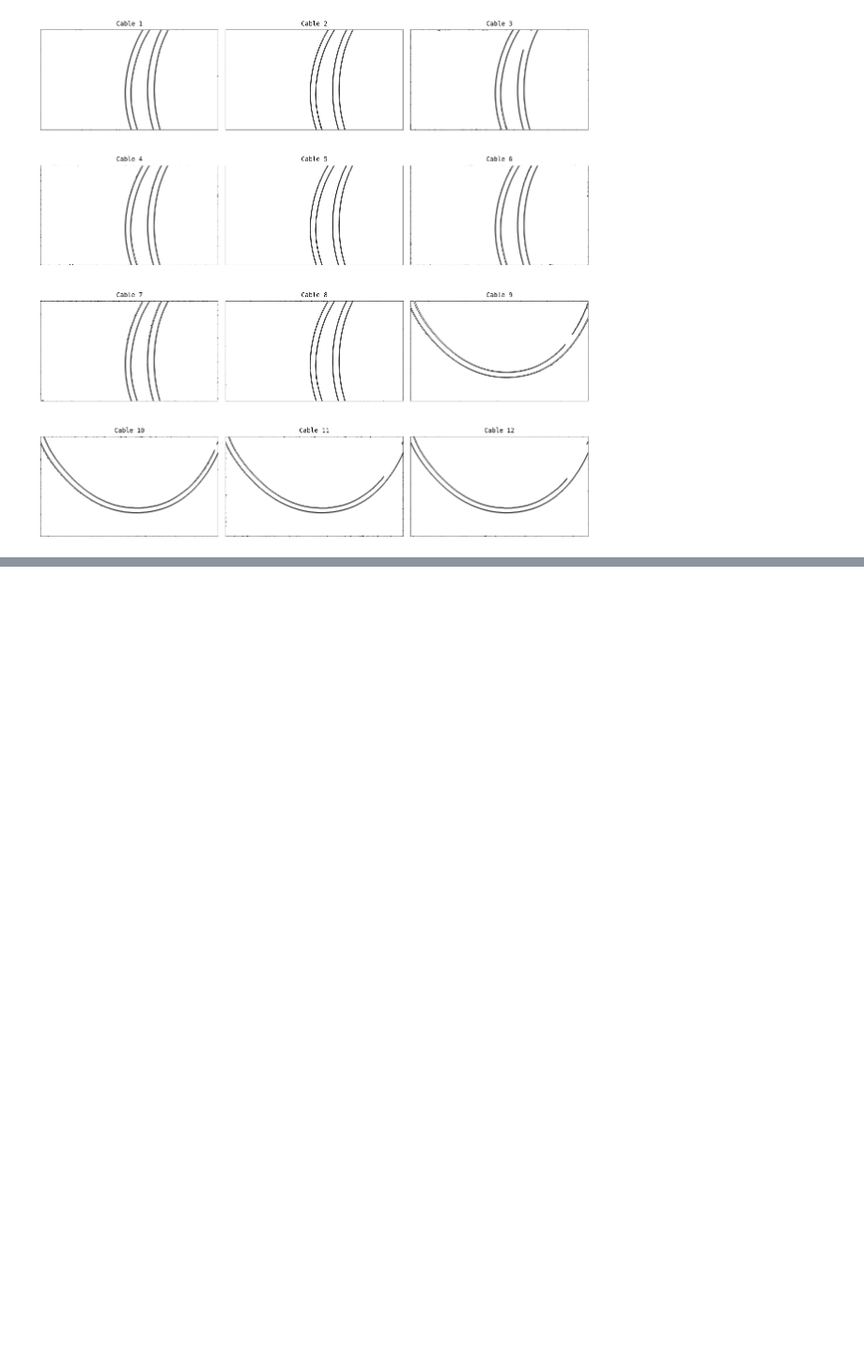
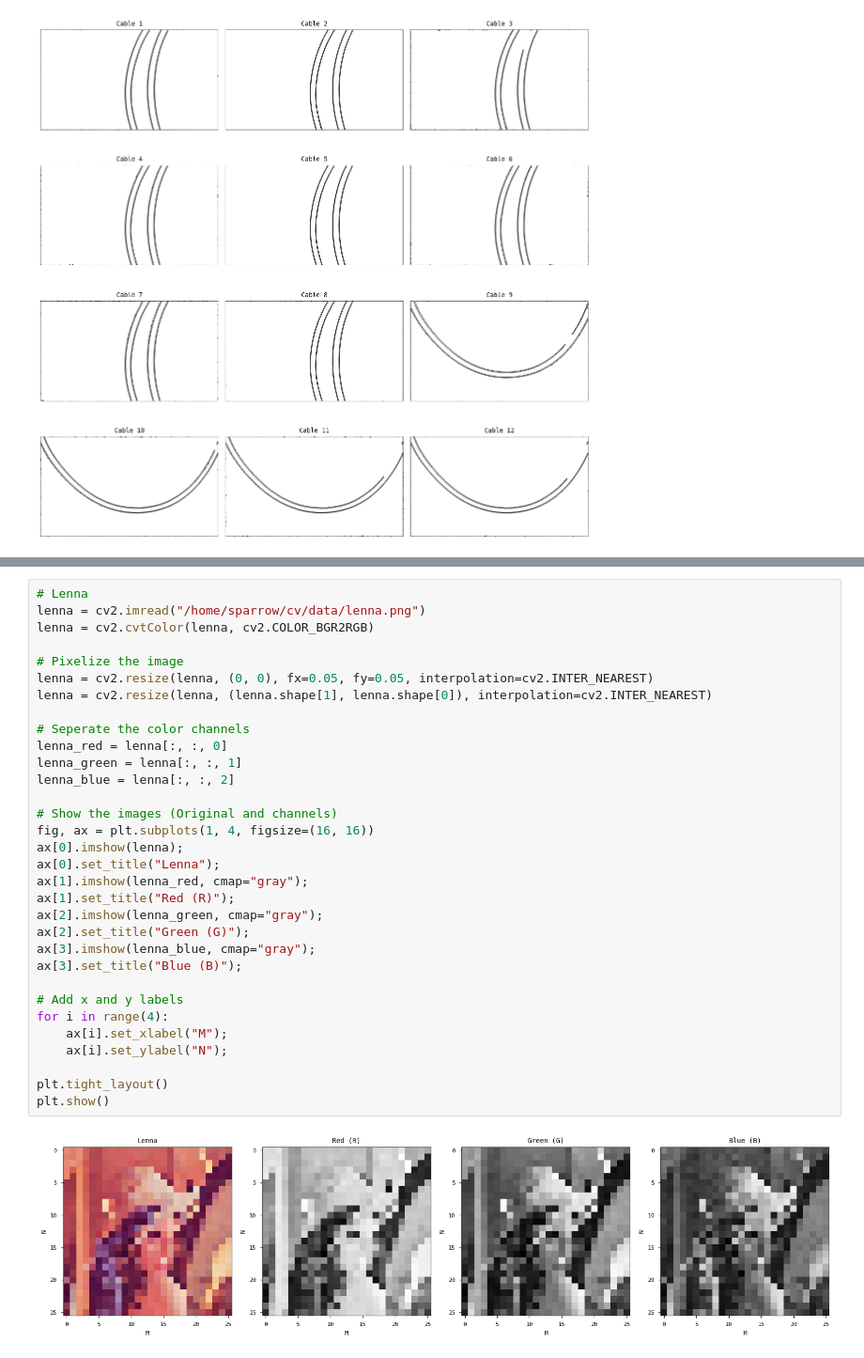
Before and after one commit to SparrowHere/img-procc, a Jupyter notebook: src/test.ipynb, the cells around one changed output, grey strips where cells are left out. Shown at 94% size. Saved outputs shown, nothing was run; the diff lists cells and outputs as text; blank space fills up the shorter version.

```diff
--- a/src/test.ipynb
+++ b/src/test.ipynb
@@ -70,0 +90,34 @@ plt.show()
+# %%
+# Lenna
+lenna = cv2.imread("/home/sparrow/cv/data/lenna.png")
+lenna = cv2.cvtColor(lenna, cv2.COLOR_BGR2RGB)
+
+# Pixelize the image
+lenna = cv2.resize(lenna, (0, 0), fx=0.05, fy=0.05, interpolation=cv2.INTER_NEAREST)
+lenna = cv2.resize(lenna, (lenna.shape[1], lenna.shape[0]), interpolation=cv2.INTER_NEAREST)
+
+# Seperate the color channels
+lenna_red = lenna[:, :, 0]
+lenna_green = lenna[:, :, 1]
+lenna_blue = lenna[:, :, 2]
+
+# Show the images (Original and channels)
+fig, ax = plt.subplots(1, 4, figsize=(16, 16))
+ax[0].imshow(lenna);
+ax[0].set_title("Lenna");
+ax[1].imshow(lenna_red, cmap="gray");
+ax[1].set_title("Red (R)");
+ax[2].imshow(lenna_green, cmap="gray");
+ax[2].set_title("Green (G)");
+ax[3].imshow(lenna_blue, cmap="gray");
+ax[3].set_title("Blue (B)");
+
+# Add x and y labels
+for i in range(4):
+    ax[i].set_xlabel("M");
+    ax[i].set_ylabel("N");
+
+plt.tight_layout()
+plt.show()
+# %% [output]
+[figure, added]
```
Also changed, not shown: parts of 5 cells of this notebook, 3 other files.
